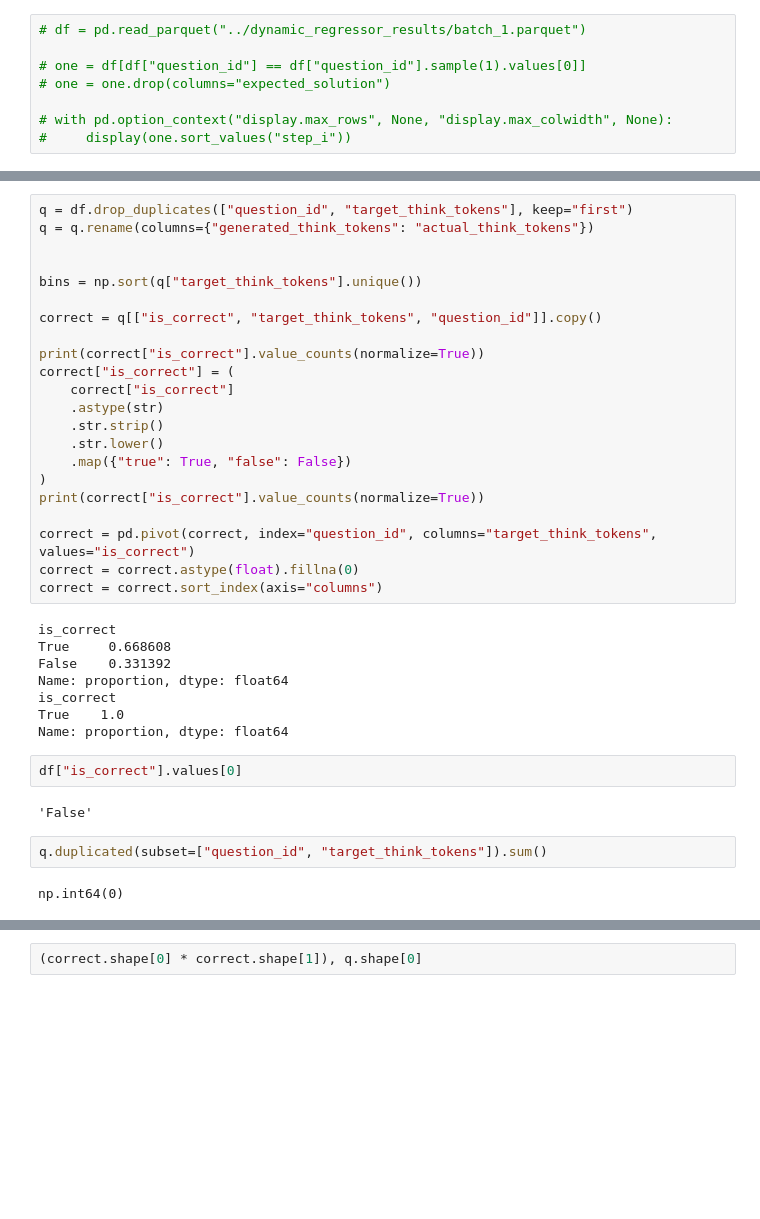
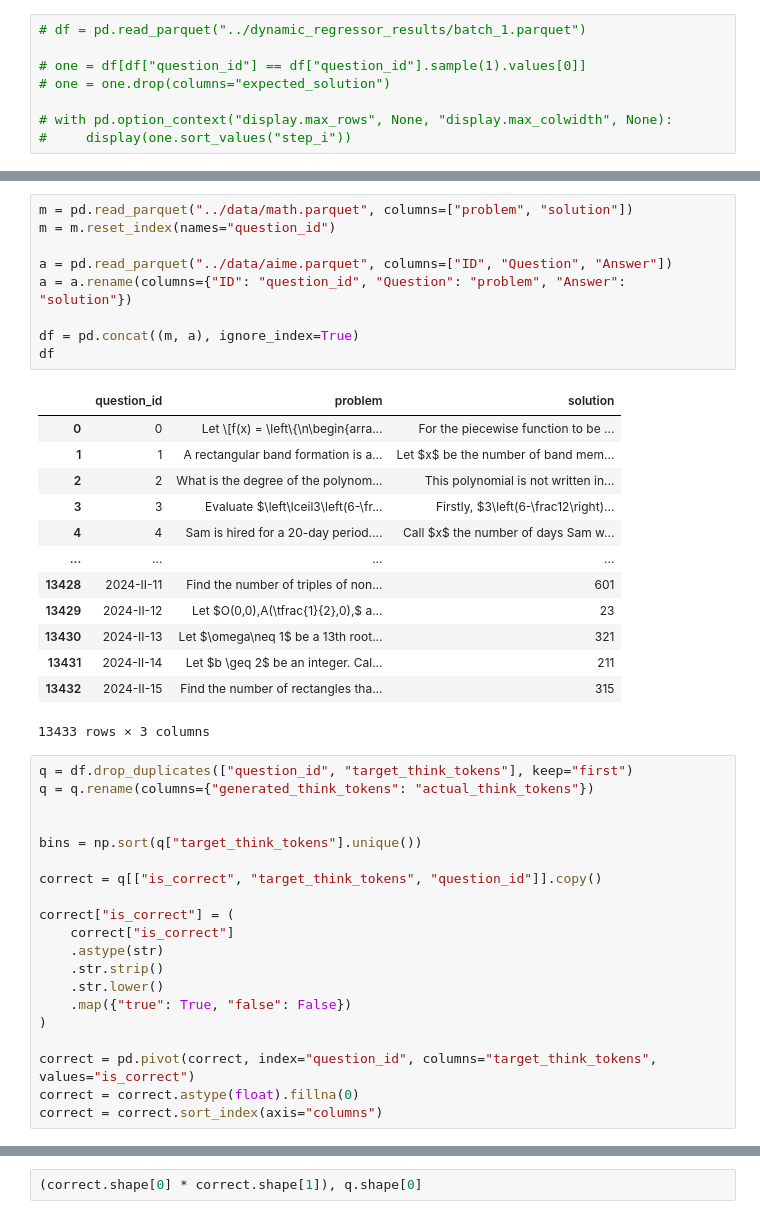
Before and after one commit to SebastianJitaru29/llm-think-too-much, a Jupyter notebook: regressor/explore.ipynb, the cells around one changed output, grey strips where cells are left out. Saved outputs shown, nothing was run; the diff lists cells and outputs as text; blank space fills up the shorter version.

Commit message:
merge aime and math functionality

```diff
--- a/regressor/explore.ipynb
+++ b/regressor/explore.ipynb
@@ -87,3 +135,26 @@ df = pd.read_parquet("../data/train.parquet", columns=['question_id', 'target_th
+# %%
+m = pd.read_parquet("../data/math.parquet", columns=["problem", "solution"])
+m = m.reset_index(names="question_id")
+
+a = pd.read_parquet("../data/aime.parquet", columns=["ID", "Question", "Answer"])
+a = a.rename(columns={"ID": "question_id", "Question": "problem", "Answer": "solution"})
+
+df = pd.concat((m, a), ignore_index=True)
+df
+# %% [output]
+|  | question_id | problem | solution |
+| 0 | 0 | Let \[f(x) = \left\{\n\begin{arra... | For the piecewise function to be ... |
+| 1 | 1 | A rectangular band formation is a... | Let $x$ be the number of band mem... |
+| 2 | 2 | What is the degree of the polynom... | This polynomial is not written in... |
+| 3 | 3 | Evaluate $\left\lceil3\left(6-\fr... | Firstly, $3\left(6-\frac12\right)... |
+| 4 | 4 | Sam is hired for a 20-day period.... | Call $x$ the number of days Sam w... |
+| ... | ... | ... | ... |
+| 13428 | 2024-II-11 | Find the number of triples of non... | 601 |
+| 13429 | 2024-II-12 | Let $O(0,0),A(\tfrac{1}{2},0),$ a... | 23 |
+| 13430 | 2024-II-13 | Let $\omega\neq 1$ be a 13th root... | 321 |
+| 13431 | 2024-II-14 | Let $b \geq 2$ be an integer. Cal... | 211 |
+| 13432 | 2024-II-15 | Find the number of rectangles tha... | 315 |
+13433 rows × 3 columns
 # %%
 q = df.drop_duplicates(["question_id", "target_think_tokens"], keep="first")
 q = q.rename(columns={"generated_think_tokens": "actual_think_tokens"})
@@ -93,7 +164,6 @@ bins = np.sort(q["target_think_tokens"].unique())
 
 correct = q[["is_correct", "target_think_tokens", "question_id"]].copy()
 
-print(correct["is_correct"].value_counts(normalize=True))
 correct["is_correct"] = (
     correct["is_correct"]
     .astype(str)
@@ -101,27 +171,10 @@ correct["is_correct"] = (
     .str.lower()
     .map({"true": True, "false": False})
 )
-print(correct["is_correct"].value_counts(normalize=True))
 
 correct = pd.pivot(correct, index="question_id", columns="target_think_tokens", values="is_correct")
 correct = correct.astype(float).fillna(0)
 correct = correct.sort_index(axis="columns")
-# %% [output]
-is_correct
-True     0.668608
-False    0.331392
-Name: proportion, dtype: float64
-is_correct
-True    1.0
-Name: proportion, dtype: float64
-# %%
-df["is_correct"].values[0]
-# %% [output]
-'False'
-# %%
-q.duplicated(subset=["question_id", "target_think_tokens"]).sum()
-# %% [output]
-np.int64(0)
 # %%
 q["is_correct"].value_counts(normalize=True)
 # %% [output]
```
Also changed, not shown: parts of 6 cells of this notebook, 4 other files.
